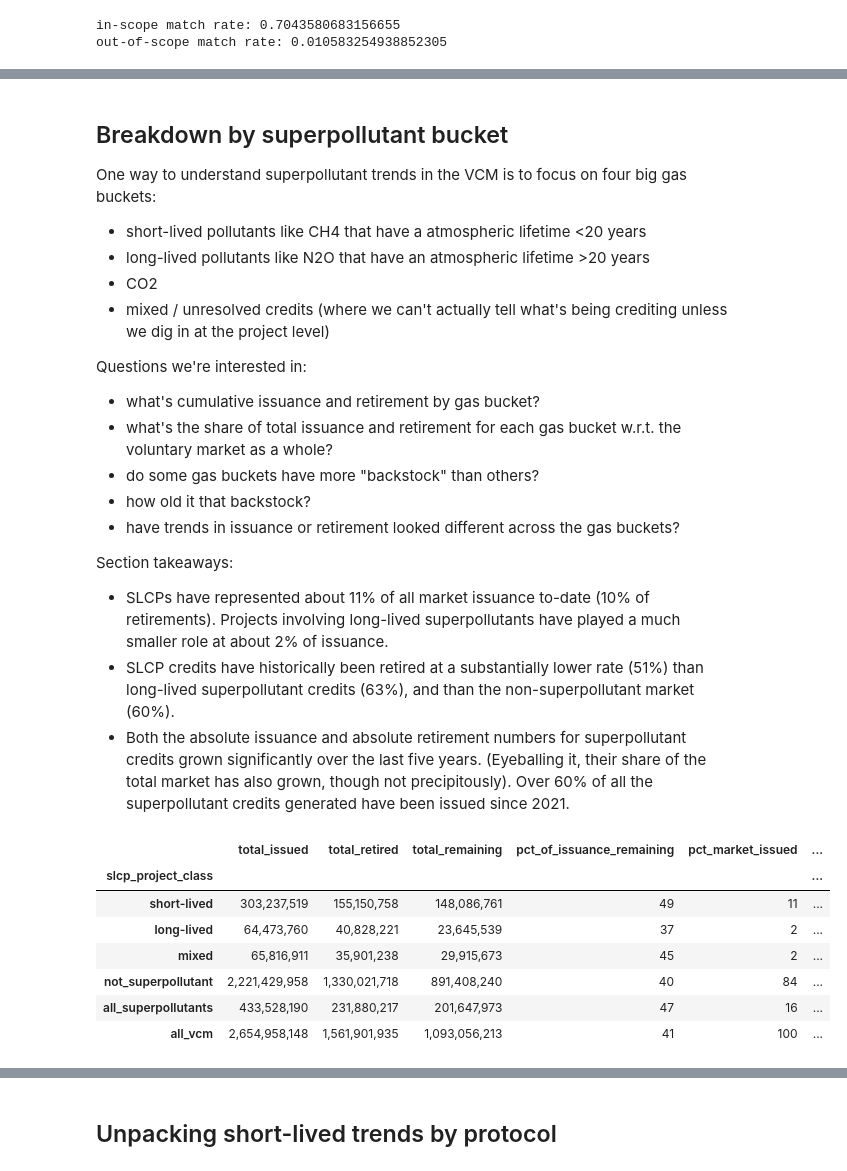
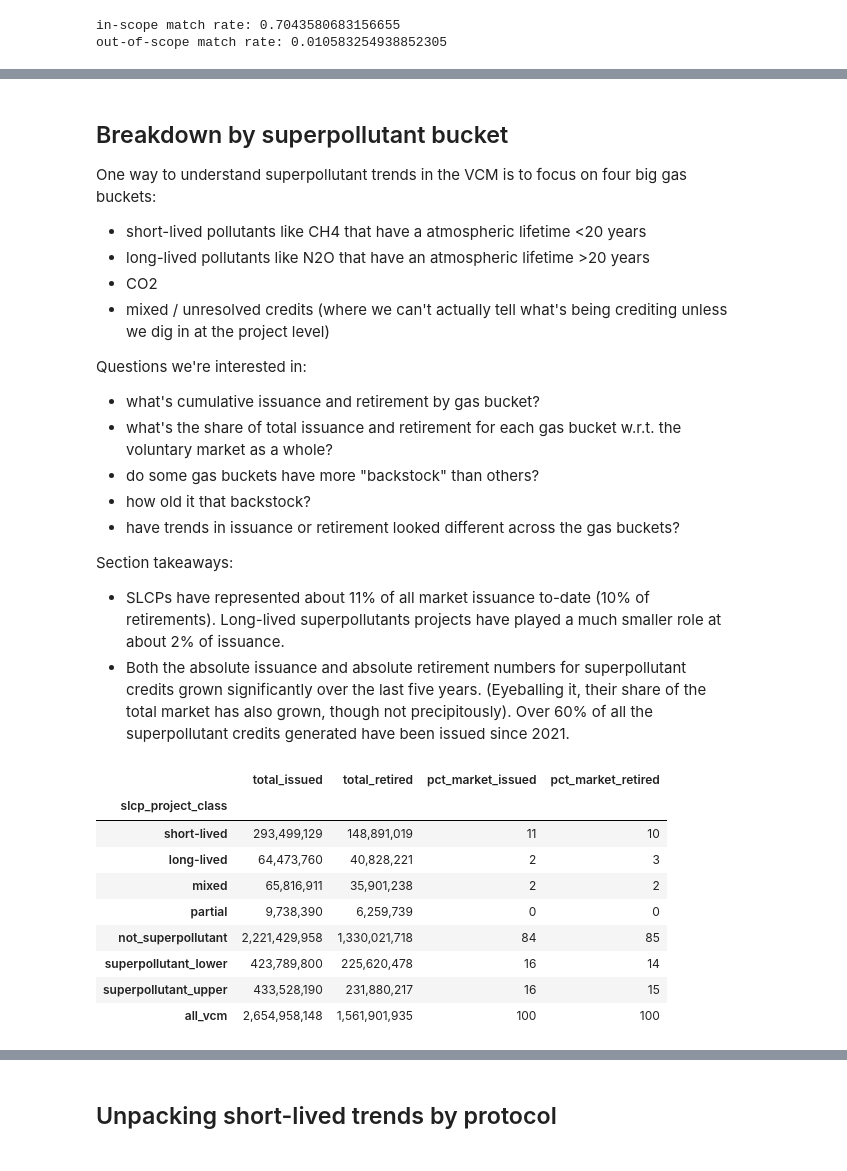
Before and after one commit to carbonplan/slcp-offsetting, a Jupyter notebook: notebooks/04-vcm-slcp-analysis.ipynb, the cells around one changed output, grey strips where cells are left out. Saved outputs shown, nothing was run; the diff lists cells and outputs as text; code cells hidden in the pictures.

```diff
--- a/notebooks/04-vcm-slcp-analysis.ipynb
+++ b/notebooks/04-vcm-slcp-analysis.ipynb
@@ -179,6 +203,6 @@ Although we handle each protocol separately, many projects that are developed un
 # %%
-slcp_protocols = pd.read_csv('../vcm_protocol_classification.csv')
-slcp_protocols
+superpollutant_protocols = pd.read_csv('../vcm_protocol_classification.csv')
+superpollutant_protocols
 # %% [output]
 |  | protocol_name | url | program | gases_inferred | slcp_class | notes |
 | 0 | Monitoring, Reporting and Verific... | NaN | ACR | CH4 | short-lived | Methodology not available by name... |
@@ -209,9 +237,9 @@ exploded = (
 exploded.index.name = 'vcm_idx'
 exploded = exploded.reset_index()
 
-# left-merge the sclp_protocols classification on the atomic protocol rows
+# left-merge the superpollutant_protocols classification on the atomic protocol rows
 merged = exploded.merge(
-    slcp_protocols,
+    superpollutant_protocols,
     how='left',
     left_on='protocol_atomic',
     right_on='protocol_name',
@@ -221,10 +249,11 @@ merged = exploded.merge(
 agg = merged.groupby('vcm_idx').agg(
     slcp_classes=('slcp_class', lambda s: sorted(s.dropna().unique())),
     gases=('gases_inferred', lambda s: sorted(s.dropna().unique())),
-    n_slcp_protocols=('slcp_class', 'count'),      # count ignores NaN
+    n_superpollutant_protocols=('slcp_class', 'count'),   # count ignores NaN
     n_protocols=('protocol_atomic', lambda s: (s != '').sum()),
 )
 
 # attach back to vcm_df — left join preserves every original row
 vcm_df = vcm_df.join(agg)
-vcm_df['has_slcp'] = vcm_df['n_slcp_protocols'] > 0
+vcm_df['has_superpollutant'] = vcm_df['n_superpollutant_protocols'] > 0
+vcm_df['only_superpollutant'] = (vcm_df['has_superpollutant'] & (vcm_df['n_superpollutant_protocols'] == vcm_df['n_protocols']))
@@ -291,6 +307,5 @@ Questions we're interested in:
 - have trends in issuance or retirement looked different across the gas buckets?
 
 Section takeaways:
-- SLCPs have represented about 11% of all market issuance to-date (10% of retirements). Projects involving long-lived superpollutants have played a much smaller role at about 2% of issuance.
-- SLCP credits have historically been retired at a substantially lower rate (51%) than long-lived superpollutant credits (63%), and than the non-superpollutant market (60%).
+- SLCPs have represented about 11% of all market issuance to-date (10% of retirements). Long-lived superpollutants projects have played a much smaller role at about 2% of issuance.
 - Both the absolute issuance and absolute retirement numbers for superpollutant credits grown significantly over the last five years. (Eyeballing it, their share of the total market has also grown, though not precipitously). Over 60% of all the superpollutant credits generated have been issued since 2021.
@@ -302,35 +312,49 @@ tot_remaining = vcm_df['total_remaining'].sum()
 # %%
-# collapse each project's slcp_classes list into a single label
-def project_class(v):
+# collapse each project's slcp_classes list into a single label.
+
+def project_class(v, only_sp):
     if not isinstance(v, (list, tuple)) or len(v) == 0:
         return 'not_superpollutant'
+    if not only_sp:
+        return 'partial' # bundle spaning superpollutant and non-superpollutant  protocols
     s = set(v)
-    if s == {'short-lived'}:  return 'short-lived'
-    if s == {'long-lived'}:   return 'long-lived'
-    if s == {'mixed'}:        return 'mixed'
-    return 'mixed'      # project bundles protocols of differing lifetime bands
+    if s == {'short-lived'}: return 'short-lived'
+    if s == {'long-lived'}:  return 'long-lived'
+    return 'mixed'          # {'mixed'}, or bundle spanning lifetime bands
 
-vcm_df['slcp_project_class'] = vcm_df['slcp_classes'].apply(project_class)
+vcm_df['slcp_project_class'] = [
+    project_class(v, o)
+    for v, o in zip(vcm_df['slcp_classes'], vcm_df['only_superpollutant'])
+]
+
+CLASSES = ['short-lived', 'long-lived', 'mixed', 'partial']
+VALS = ['total_issued', 'total_retired']
 
 summary = (
-    vcm_df.groupby('slcp_project_class')[['total_issued', 'total_retired', 'total_remaining']]
+    vcm_df.groupby('slcp_project_class')[VALS]
     .sum()
-    .reindex(['short-lived', 'long-lived', 'mixed', 'not_superpollutant'])
+    .reindex(CLASSES + ['not_superpollutant'])
     .fillna(0)
 )
-summary.loc['all_superpollutants'] = summary.drop('not_superpollutant').sum()
-summary.loc['all_vcm'] = [tot_issued, tot_retired, tot_remaining]
-summary['pct_of_issuance_remaining'] = 100 * summary['total_remaining'] / summary['total_issued']
-summary['pct_market_issued']  = 100 * summary['total_issued']  / tot_issued
-summary['pct_market_retired'] = 100 * summary['total_retired'] / tot_retired
+summary.loc['superpollutant_lower'] = summary.loc[['short-lived', 'long-lived', 'mixed']].sum()
+summary.loc['superpollutant_upper'] = summary.loc[CLASSES].sum()
+summary.loc['all_vcm'] = [total_issued, total_retired]
+
+summary['pct_market_issued']  = 100 * summary['total_issued']  / total_issued
+summary['pct_market_retired'] = 100 * summary['total_retired'] / total_retired
+
+assert summary.loc['superpollutant_upper'].add(summary.loc['not_superpollutant']) \
+        .round(2).eq(summary.loc['all_vcm'].round(2)).all()
 
 summary.round(2)
 # %% [output]
-|  | total_issued | total_retired | total_remaining | pct_of_issuance_remaining | pct_market_issued | ... |
-| slcp_project_class |  |  |  |  |  | ... |
-| short-lived | 303,237,519 | 155,150,758 | 148,086,761 | 49 | 11 | ... |
-| long-lived | 64,473,760 | 40,828,221 | 23,645,539 | 37 | 2 | ... |
-| mixed | 65,816,911 | 35,901,238 | 29,915,673 | 45 | 2 | ... |
-| not_superpollutant | 2,221,429,958 | 1,330,021,718 | 891,408,240 | 40 | 84 | ... |
-| all_superpollutants | 433,528,190 | 231,880,217 | 201,647,973 | 47 | 16 | ... |
-| all_vcm | 2,654,958,148 | 1,561,901,935 | 1,093,056,213 | 41 | 100 | ... |
+|  | total_issued | total_retired | pct_market_issued | pct_market_retired |
+| slcp_project_class |  |  |  |  |
+| short-lived | 293,499,129 | 148,891,019 | 11 | 10 |
+| long-lived | 64,473,760 | 40,828,221 | 2 | 3 |
+| mixed | 65,816,911 | 35,901,238 | 2 | 2 |
+| partial | 9,738,390 | 6,259,739 | 0 | 0 |
+| not_superpollutant | 2,221,429,958 | 1,330,021,718 | 84 | 85 |
+| superpollutant_lower | 423,789,800 | 225,620,478 | 16 | 14 |
+| superpollutant_upper | 433,528,190 | 231,880,217 | 16 | 15 |
+| all_vcm | 2,654,958,148 | 1,561,901,935 | 100 | 100 |
```
Also changed, not shown: parts of 51 cells of this notebook.
